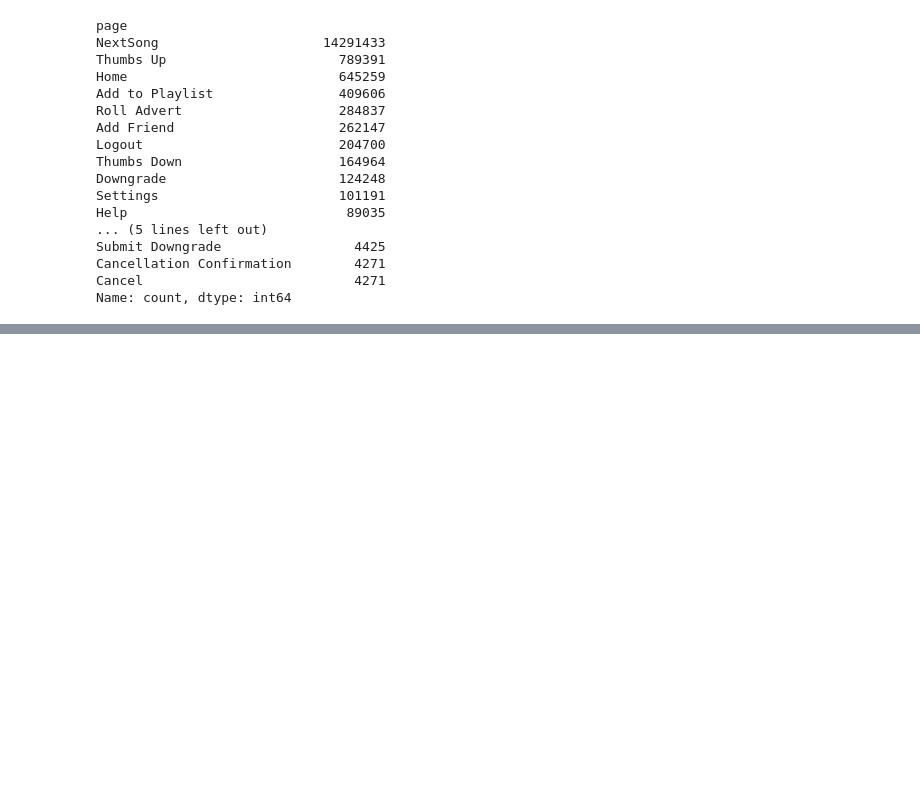
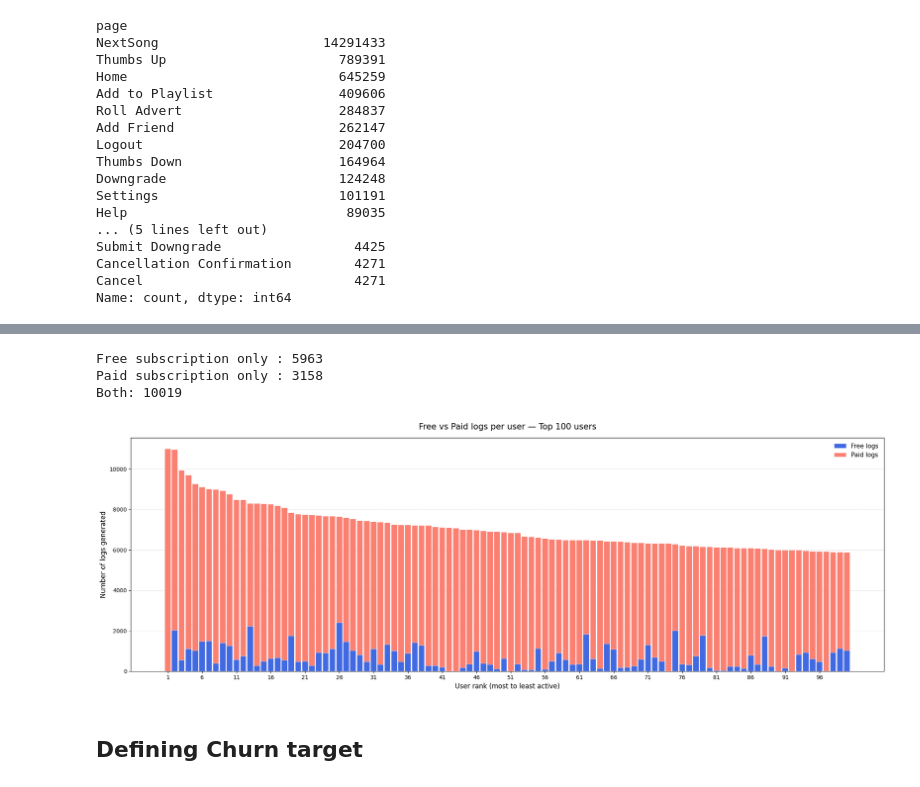
Before and after one commit to Hugo361/Churn_Prediction_26-27_DSAIB, a Jupyter notebook: Notebooks/01_EDA.ipynb, the cells around one changed output, grey strips where cells are left out. Drawn from its saved outputs; the diff is of its cells as text; code cells hidden in the pictures; blank space fills up the shorter version.

Commit message:
EDA 27/11/26 (2) - Churn & Downgrade variables

```diff
--- a/Notebooks/01_EDA.ipynb
+++ b/Notebooks/01_EDA.ipynb
@@ -104,0 +123,64 @@ train[train['level']=='paid']
+# %%
+# Computing the number of users having only used the free version, only the paid version, and the free + paid version
+
+user_types = train.groupby('userId')['level'].agg(
+    lambda x: set(x.dropna())
+)
+
+# User classification
+print("Free subscription only :", user_types.apply(lambda x: x == {'free'}).sum())
+print("Paid subscription only :", user_types.apply(lambda x: x == {'paid'}).sum())
+print("Both:", user_types.apply(lambda x: x == {'free', 'paid'}).sum())
+
+# the numbers below correctly add up to retrieve the number of unique users : 19,140
+# %% [output]
+Free subscription only : 5963
+Paid subscription only : 3158
+Both: 10019
+# %%
+import matplotlib.pyplot as plt
+import numpy as np
+
+# Count logs per user and subscription type
+df_users = (
+    train.groupby(['userId', 'level'])
+    .size()
+    .unstack(fill_value=0)
+)
+
+# Rank users by total logs
+df_users['totalLogs'] = df_users['free'] + df_users['paid']
+df_users = df_users.sort_values('totalLogs', ascending=False)
+
+# Keep top 100 users
+df_plot = df_users.head(100)
+
+# Plot
+fig, ax = plt.subplots(figsize=(20, 7))
+
+x = np.arange(1, len(df_plot) + 1)
+
+ax.bar(x, df_plot['free'], width=0.85, color='royalblue',
+       label='Free logs', edgecolor='white', linewidth=0.3)
+
+ax.bar(x, df_plot['paid'], width=0.85, bottom=df_plot['free'],
+       color='salmon', label='Paid logs',
+       edgecolor='white', linewidth=0.3)
+
+ax.set_xlabel('User rank (most to least active)', fontsize=12)
+ax.set_ylabel('Number of logs generated', fontsize=12)
+ax.set_title('Free vs Paid logs per user — Top 100 users',
+             fontsize=15, pad=15)
+
+ax.set_xticks(np.arange(1, 101, 5))
+ax.tick_params(axis='both', labelsize=10)
+
+ax.grid(axis='y', linestyle='--', alpha=0.4)
+ax.set_axisbelow(True)
+
+ax.legend(fontsize=11, frameon=False)
+
+plt.tight_layout()
+plt.show()
+# %% [output]
+[figure, added]
@@ -105,3 +190,5 @@ train[train['level']=='paid']
+# %% [markdown]
+## Defining Churn target
 # %%
 # Isolating the target variable in Churn (boolean True or False)
 
```
Also changed, not shown: parts of 8 cells of this notebook.
